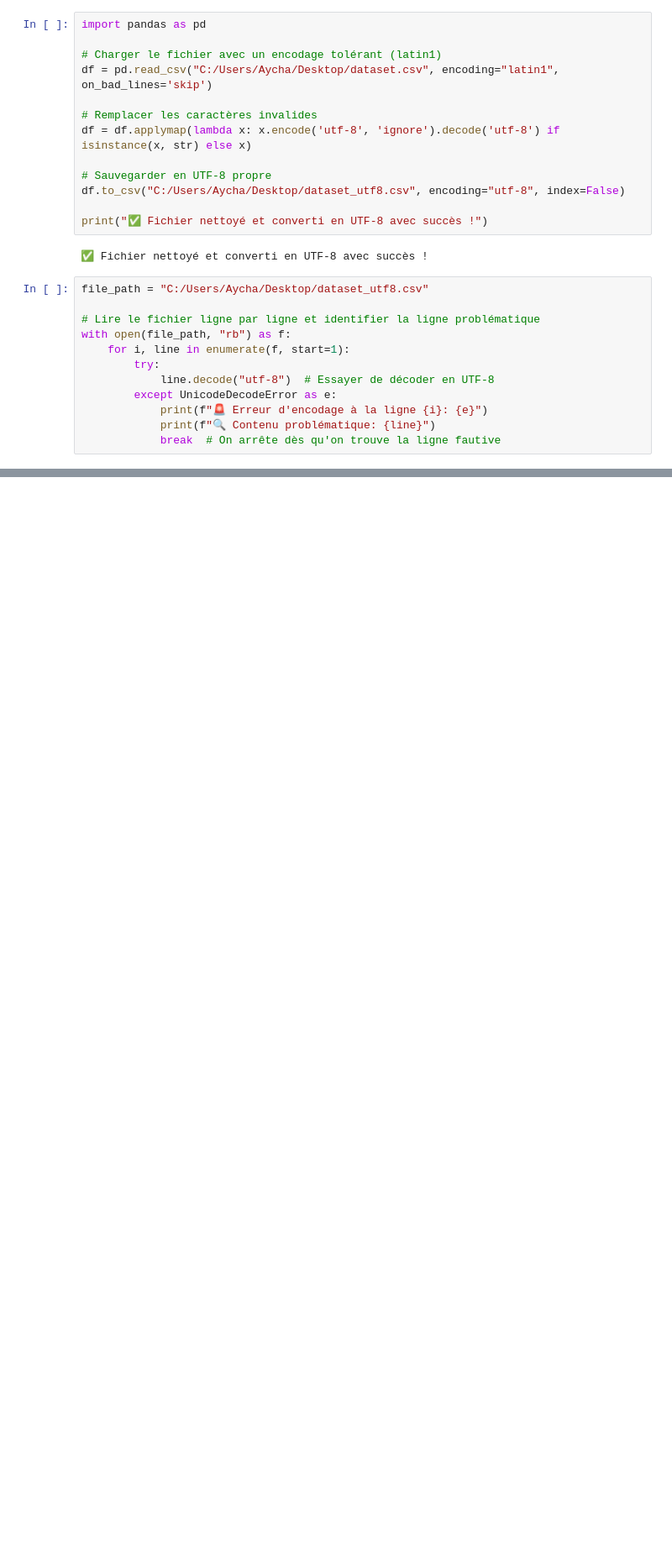
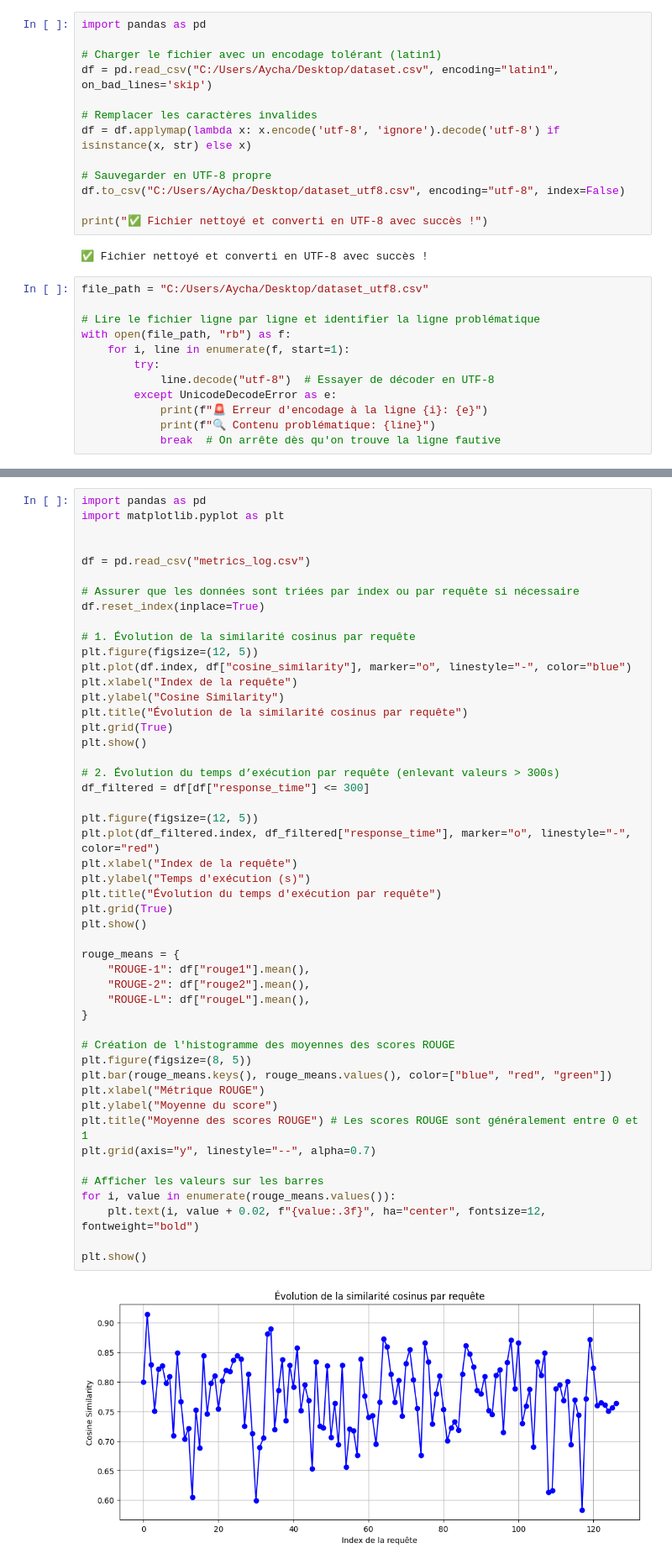
Before and after one commit to aichaa28/GENAI-GCP, a Jupyter notebook: data_exploration.ipynb, the cells around one changed output, grey strips where cells are left out. Shown: that part at 84% size. Saved outputs shown, nothing was run; the diff lists cells and outputs as text; blank space fills up the shorter version.

```diff
--- a/data_exploration.ipynb
+++ b/data_exploration.ipynb
@@ -153,0 +173,51 @@ with open(file_path, "rb") as f:
+# %%
+import pandas as pd
+import matplotlib.pyplot as plt
+
+
+df = pd.read_csv("metrics_log.csv")
+
+# Assurer que les données sont triées par index ou par requête si nécessaire
+df.reset_index(inplace=True)
+
+# 1. Évolution de la similarité cosinus par requête
+plt.figure(figsize=(12, 5))
+plt.plot(df.index, df["cosine_similarity"], marker="o", linestyle="-", color="blue")
+plt.xlabel("Index de la requête")
+plt.ylabel("Cosine Similarity")
+plt.title("Évolution de la similarité cosinus par requête")
+plt.grid(True)
+plt.show()
+
+# 2. Évolution du temps d’exécution par requête (enlevant valeurs > 300s)
+df_filtered = df[df["response_time"] <= 300]
+
+plt.figure(figsize=(12, 5))
+plt.plot(df_filtered.index, df_filtered["response_time"], marker="o", linestyle="-", color="red")
+plt.xlabel("Index de la requête")
+plt.ylabel("Temps d'exécution (s)")
+plt.title("Évolution du temps d'exécution par requête")
+plt.grid(True)
+plt.show()
+
+rouge_means = {
+    "ROUGE-1": df["rouge1"].mean(),
+    "ROUGE-2": df["rouge2"].mean(),
+    "ROUGE-L": df["rougeL"].mean(),
+}
+
+# Création de l'histogramme des moyennes des scores ROUGE
+plt.figure(figsize=(8, 5))
+plt.bar(rouge_means.keys(), rouge_means.values(), color=["blue", "red", "green"])
+plt.xlabel("Métrique ROUGE")
+plt.ylabel("Moyenne du score")
+plt.title("Moyenne des scores ROUGE") # Les scores ROUGE sont généralement entre 0 et 1
+plt.grid(axis="y", linestyle="--", alpha=0.7)
+
+# Afficher les valeurs sur les barres
+for i, value in enumerate(rouge_means.values()):
+    plt.text(i, value + 0.02, f"{value:.3f}", ha="center", fontsize=12, fontweight="bold")
+
+plt.show()
+# %% [output]
+[figure, added]
```
Also changed, not shown: parts of 9 cells of this notebook, 14 other files.
